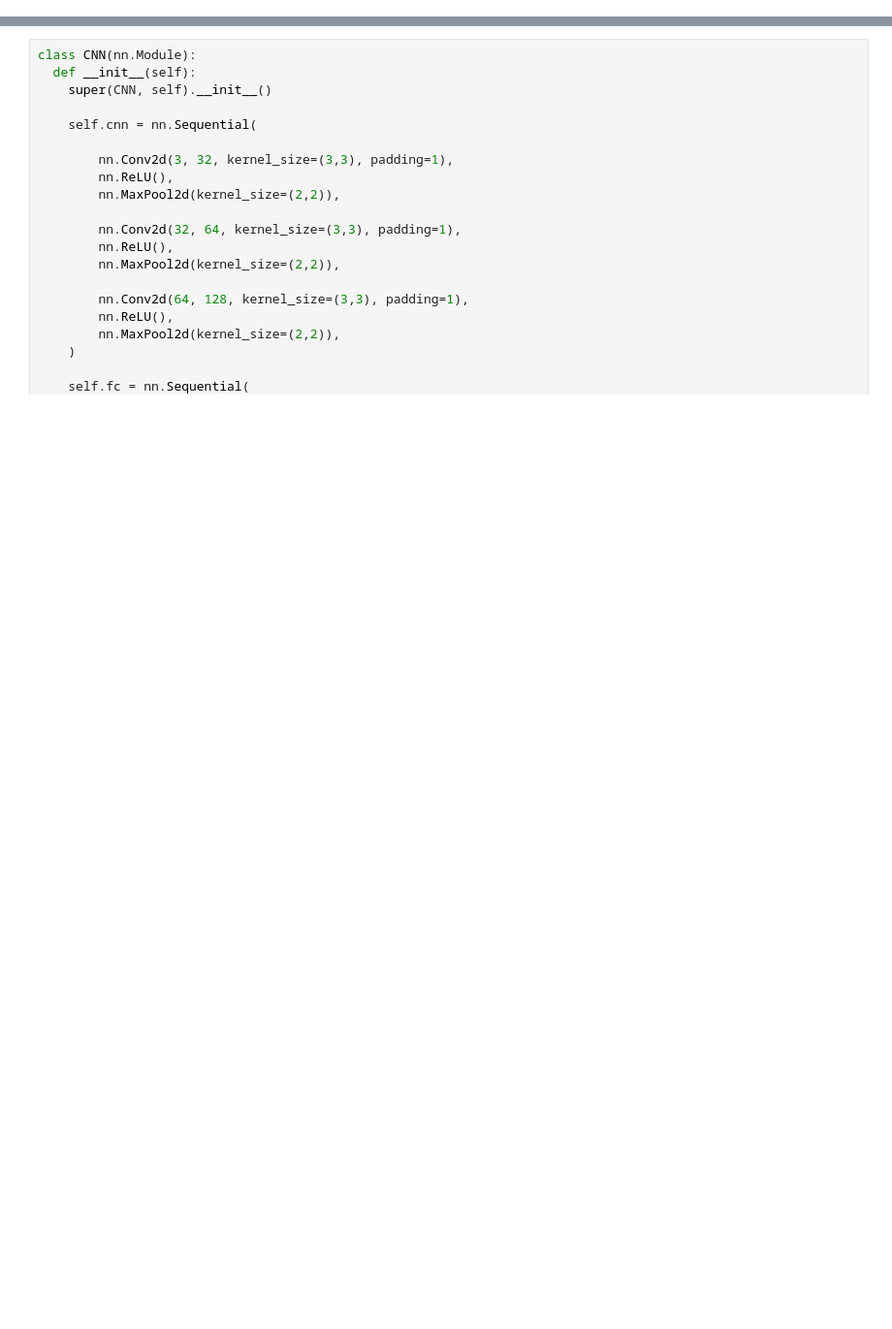
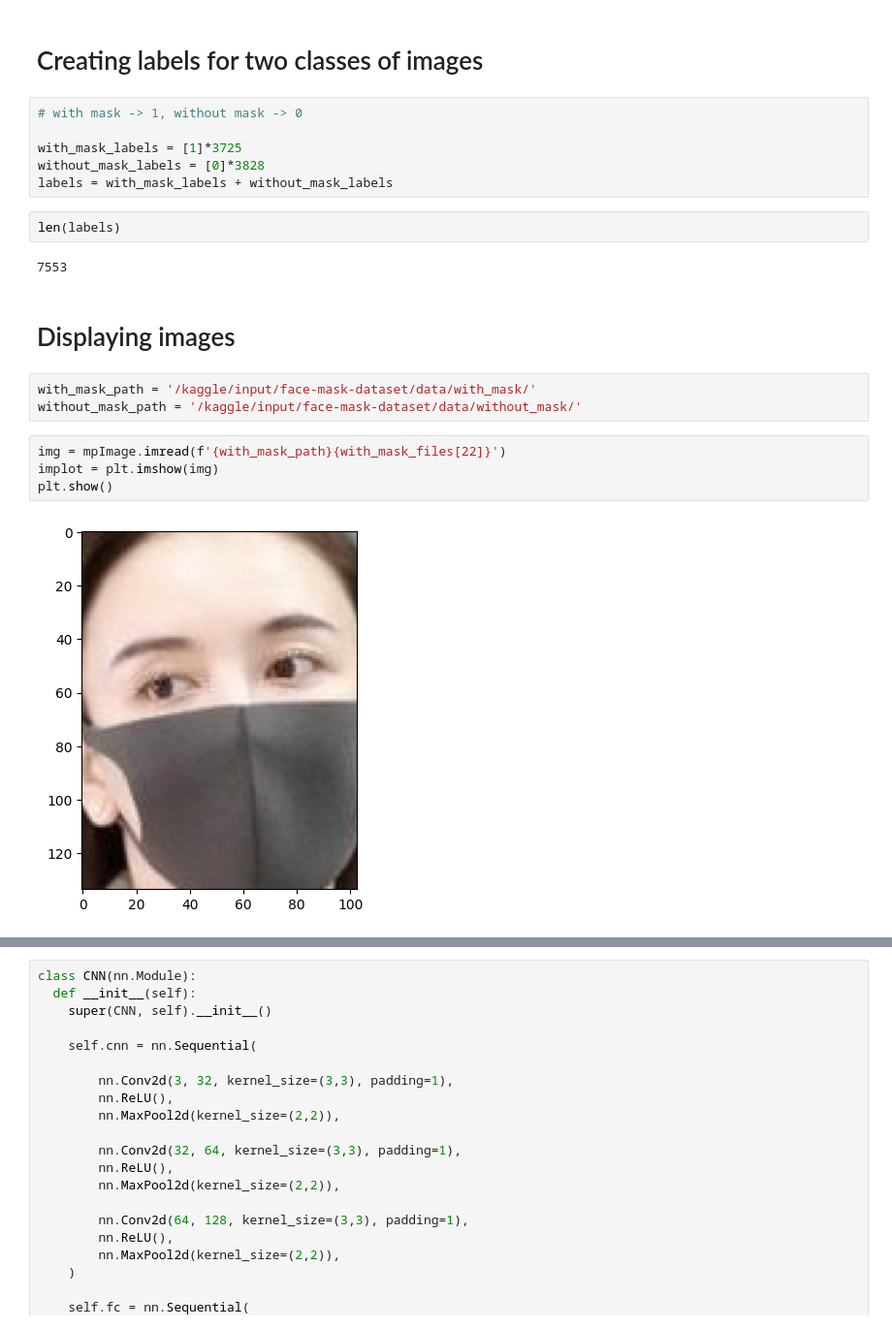
Before and after one commit to naved255/Face_mask_detection, a Jupyter notebook: face_mask_detection.ipynb, the cells around one changed output, grey strips where cells are left out. Shown at 97% size. Saved outputs shown, nothing was run; the diff lists cells and outputs as text; blank space fills up the shorter version.

```diff
--- a/face_mask_detection.ipynb
+++ b/face_mask_detection.ipynb
@@ -12,0 +62,23 @@ from fastapi import FastAPI, File, UploadFile
+# %% [markdown]
+# Creating labels for two classes of images
+# %%
+# with mask -> 1, without mask -> 0
+
+with_mask_labels = [1]*3725
+without_mask_labels = [0]*3828
+labels = with_mask_labels + without_mask_labels
+# %%
+len(labels)
+# %% [output]
+7553
+# %% [markdown]
+# Displaying images
+# %%
+with_mask_path = '/kaggle/input/face-mask-dataset/data/with_mask/'
+without_mask_path = '/kaggle/input/face-mask-dataset/data/without_mask/'
+# %%
+img = mpImage.imread(f'{with_mask_path}{with_mask_files[22]}')
+implot = plt.imshow(img)
+plt.show()
+# %% [output]
+[figure, added]
```
Also changed, not shown: parts of 34 cells of this notebook, 2 other files.
